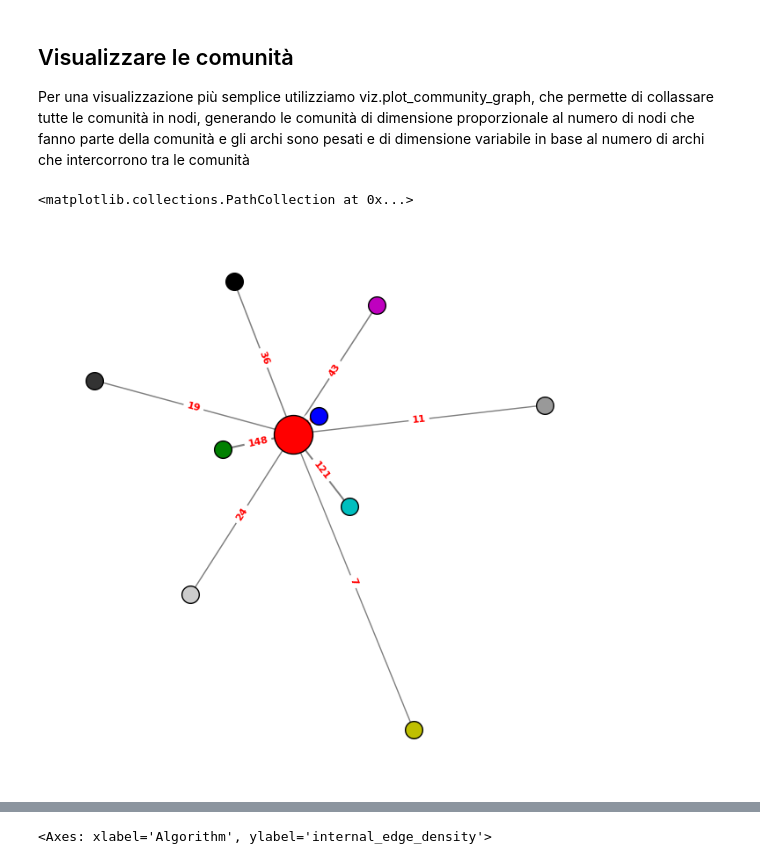
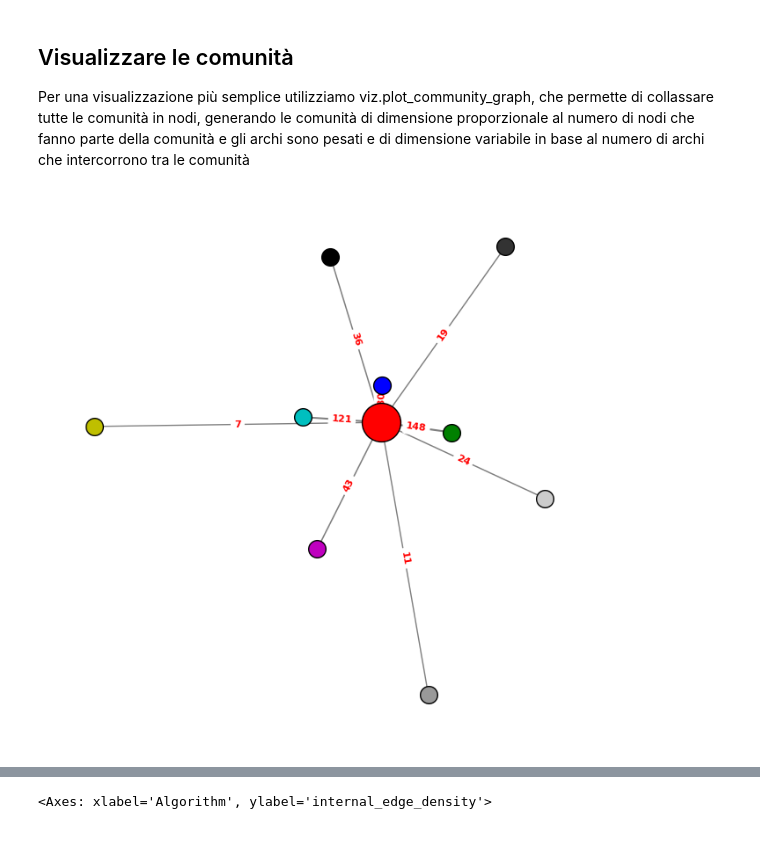
Before and after one commit to AntonioDonnangelo/SNA, a Jupyter notebook: Community_detection.ipynb, the cells around one changed output, grey strips where cells are left out. Cells and saved outputs as stored; diff of their text form; code cells hidden in the pictures.

```diff
--- a/Community_detection.ipynb
+++ b/Community_detection.ipynb
@@ -54,5 +58,5 @@ Metodi scelti:
 - Infomap: Questo algoritmo spesso rileva più comunità di dimensioni minori, catturando dettagli nella struttura gerarchica del grafo.
 # %%
 #Calcoliamo le comunità con vari metodi
-c1 = algorithms.label_propagation(G)
+label_prob = algorithms.label_propagation(G)
 # %%
@@ -255,8 +259,8 @@ Per una visualizzazione più semplice utilizziamo viz.plot_community_graph, che
 # %%
 from cdlib import viz
 # %%
-viz.plot_community_graph(G, c1, top_k=10) #top_k show the top K influential communities
+viz.plot_community_graph(G, label_prob, top_k=10) #top_k show the top K influential communities
+plt.show()
 # %% [output]
-<matplotlib.collections.PathCollection at 0x...>
-[figure, old version]
+[figure, new version]
 # %%
```
Also changed, not shown: parts of 32 cells of this notebook.
